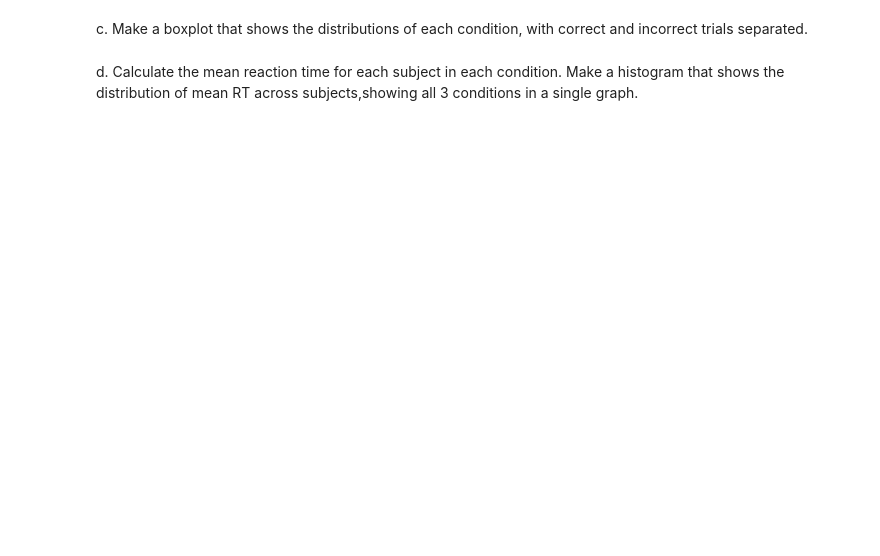
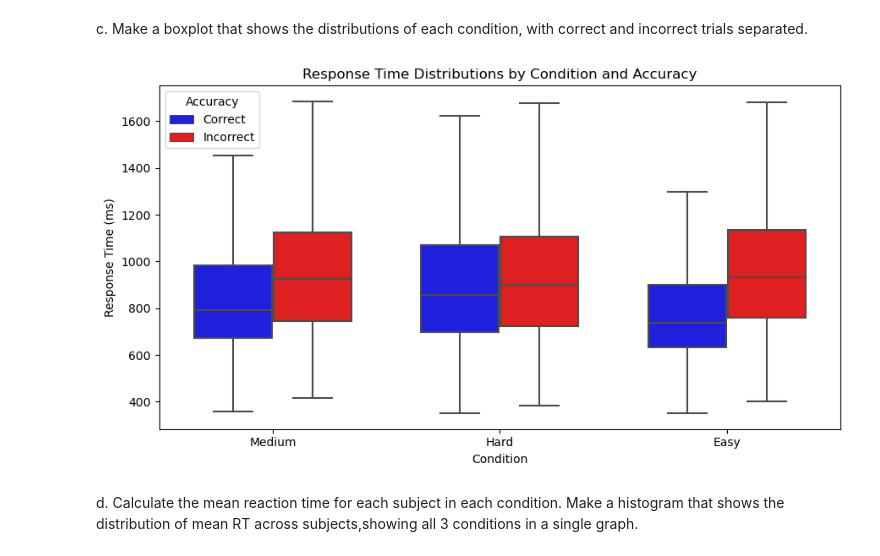
Before and after one commit to rheremm/COGS105, a Jupyter notebook: Homework/Homework1/Assignment1.ipynb, the cells around one changed output. Drawn from its saved outputs; the diff is of its cells as text; code cells hidden in the pictures; blank space fills up the shorter version.

```diff
--- a/Homework/Homework1/Assignment1.ipynb
+++ b/Homework/Homework1/Assignment1.ipynb
@@ -32,4 +68,36 @@ b. make a bar graph showing the accuracy (proportion or percentage correct) in e
 # %% [markdown]
 c. Make a boxplot that shows the distributions of each condition, with correct and incorrect trials separated.
+# %%
+import pandas as pd
+import seaborn as sns
+import matplotlib.pyplot as plt
+
+df = pd.read_csv("ResponseTimeData.csv")
+
+# Create explicit string labels so hue categories are clear
+df['AccuracyLabel'] = df['Correct'].map({0: 'Incorrect', 1: 'Correct'})
+
+# Define colors explicitly (you can change hex codes)
+palette = {'Incorrect': 'red', 'Correct': 'blue'}
+
+plt.figure(figsize=(9,5))
+sns.boxplot(
+    data=df,
+    x="Condition",
+    y="ResponseTime",
+    hue="AccuracyLabel",
+    width=0.7,
+    palette=palette,
+    showfliers=False  # optional: hide extreme outliers for clarity
+)
+
+plt.title("Response Time Distributions by Condition and Accuracy")
+plt.ylabel("Response Time (ms)")
+plt.xlabel("Condition")
+plt.legend(title="Accuracy")     # legend will match palette mapping
+plt.tight_layout()
+plt.show()
+# %% [output]
+[figure, added]
 # %% [markdown]
 d. Calculate the mean reaction time for each subject in each condition.  Make a histogram that shows the distribution of mean RT across subjects,showing all 3 conditions in a single graph.
```
Also changed, not shown: parts of 3 cells of this notebook.
